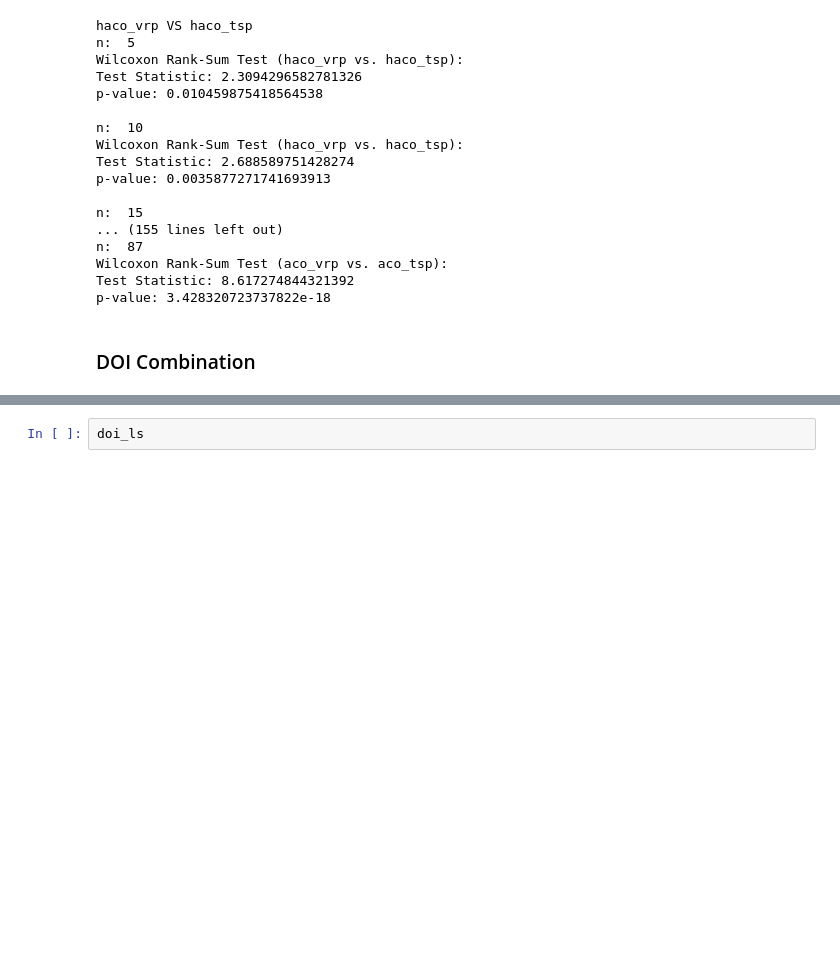
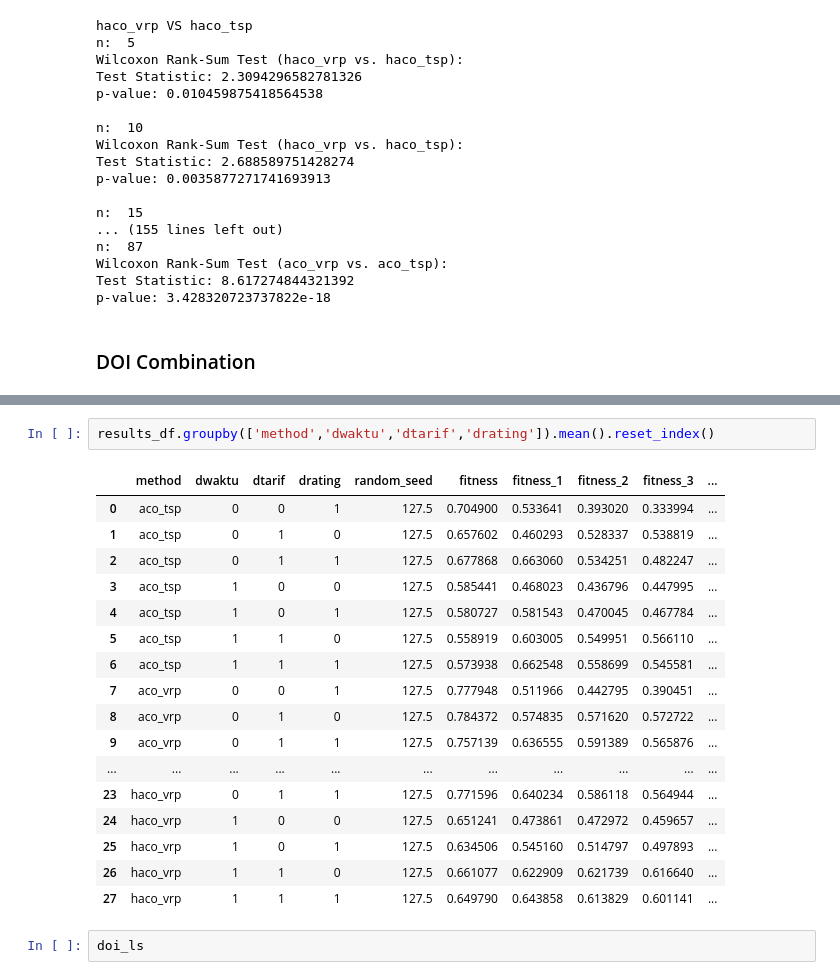
Before and after one commit to rahmatttt/travel-itinerary-recommendation, a Jupyter notebook: Results_analysis_3_haco.ipynb, the cells around one changed output, grey strips where cells are left out. Cells and saved outputs as stored; diff of their text form; blank space fills up the shorter version.

```diff
--- a/Results_analysis_3_haco.ipynb
+++ b/Results_analysis_3_haco.ipynb
@@ -628,3 +653,23 @@ results_df.head()
+# %%
+results_df.groupby(['method','dwaktu','dtarif','drating']).mean().reset_index()
+# %% [output]
+|  | method | dwaktu | dtarif | drating | random_seed | fitness | fitness_1 | fitness_2 | fitness_3 | ... |
+| 0 | aco_tsp | 0 | 0 | 1 | 127.5 | 0.704900 | 0.533641 | 0.393020 | 0.333994 | ... |
+| 1 | aco_tsp | 0 | 1 | 0 | 127.5 | 0.657602 | 0.460293 | 0.528337 | 0.538819 | ... |
+| 2 | aco_tsp | 0 | 1 | 1 | 127.5 | 0.677868 | 0.663060 | 0.534251 | 0.482247 | ... |
+| 3 | aco_tsp | 1 | 0 | 0 | 127.5 | 0.585441 | 0.468023 | 0.436796 | 0.447995 | ... |
+| 4 | aco_tsp | 1 | 0 | 1 | 127.5 | 0.580727 | 0.581543 | 0.470045 | 0.467784 | ... |
+| 5 | aco_tsp | 1 | 1 | 0 | 127.5 | 0.558919 | 0.603005 | 0.549951 | 0.566110 | ... |
+| 6 | aco_tsp | 1 | 1 | 1 | 127.5 | 0.573938 | 0.662548 | 0.558699 | 0.545581 | ... |
+| 7 | aco_vrp | 0 | 0 | 1 | 127.5 | 0.777948 | 0.511966 | 0.442795 | 0.390451 | ... |
+| 8 | aco_vrp | 0 | 1 | 0 | 127.5 | 0.784372 | 0.574835 | 0.571620 | 0.572722 | ... |
+| 9 | aco_vrp | 0 | 1 | 1 | 127.5 | 0.757139 | 0.636555 | 0.591389 | 0.565876 | ... |
+| ... | ... | ... | ... | ... | ... | ... | ... | ... | ... | ... |
+| 23 | haco_vrp | 0 | 1 | 1 | 127.5 | 0.771596 | 0.640234 | 0.586118 | 0.564944 | ... |
+| 24 | haco_vrp | 1 | 0 | 0 | 127.5 | 0.651241 | 0.473861 | 0.472972 | 0.459657 | ... |
+| 25 | haco_vrp | 1 | 0 | 1 | 127.5 | 0.634506 | 0.545160 | 0.514797 | 0.497893 | ... |
+| 26 | haco_vrp | 1 | 1 | 0 | 127.5 | 0.661077 | 0.622909 | 0.621739 | 0.616640 | ... |
+| 27 | haco_vrp | 1 | 1 | 1 | 127.5 | 0.649790 | 0.643858 | 0.613829 | 0.601141 | ... |
 # %%
 doi_ls
 # %% [output]
```
Also changed, not shown: parts of 5 cells of this notebook.
